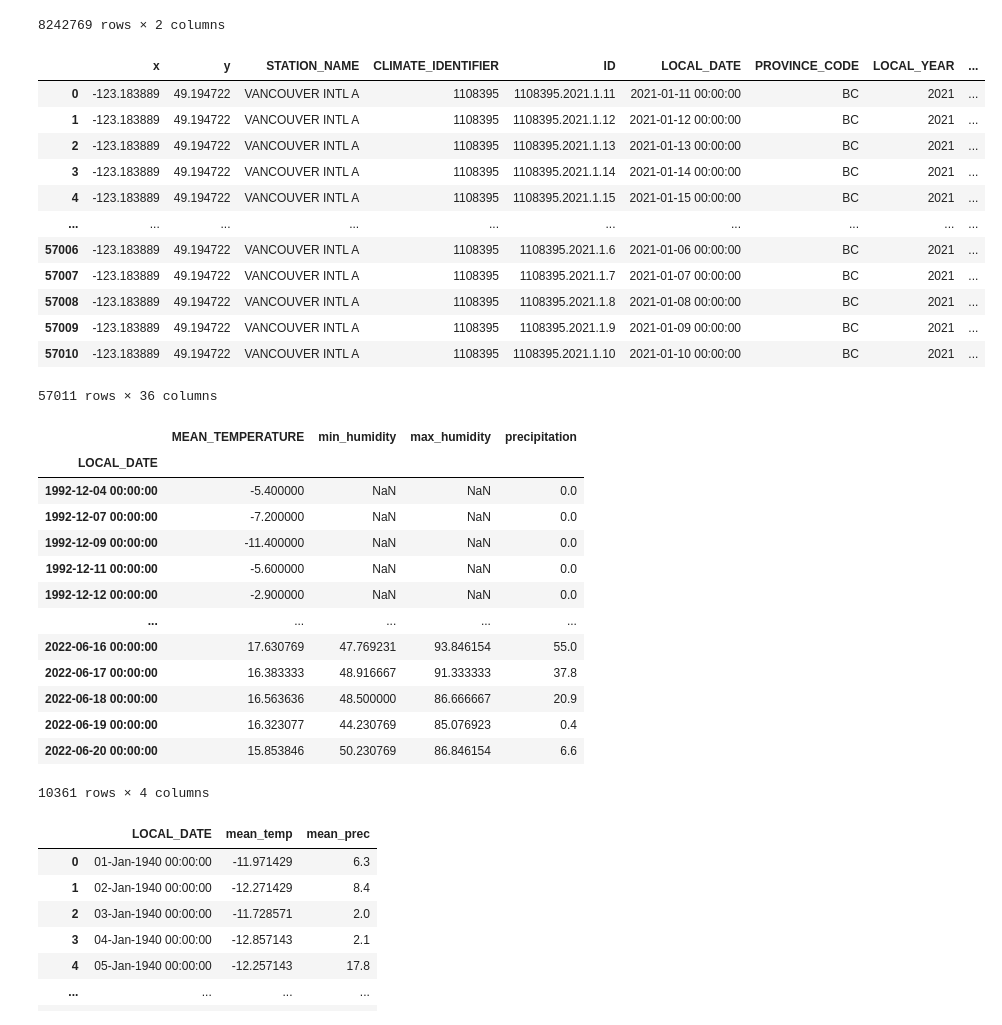
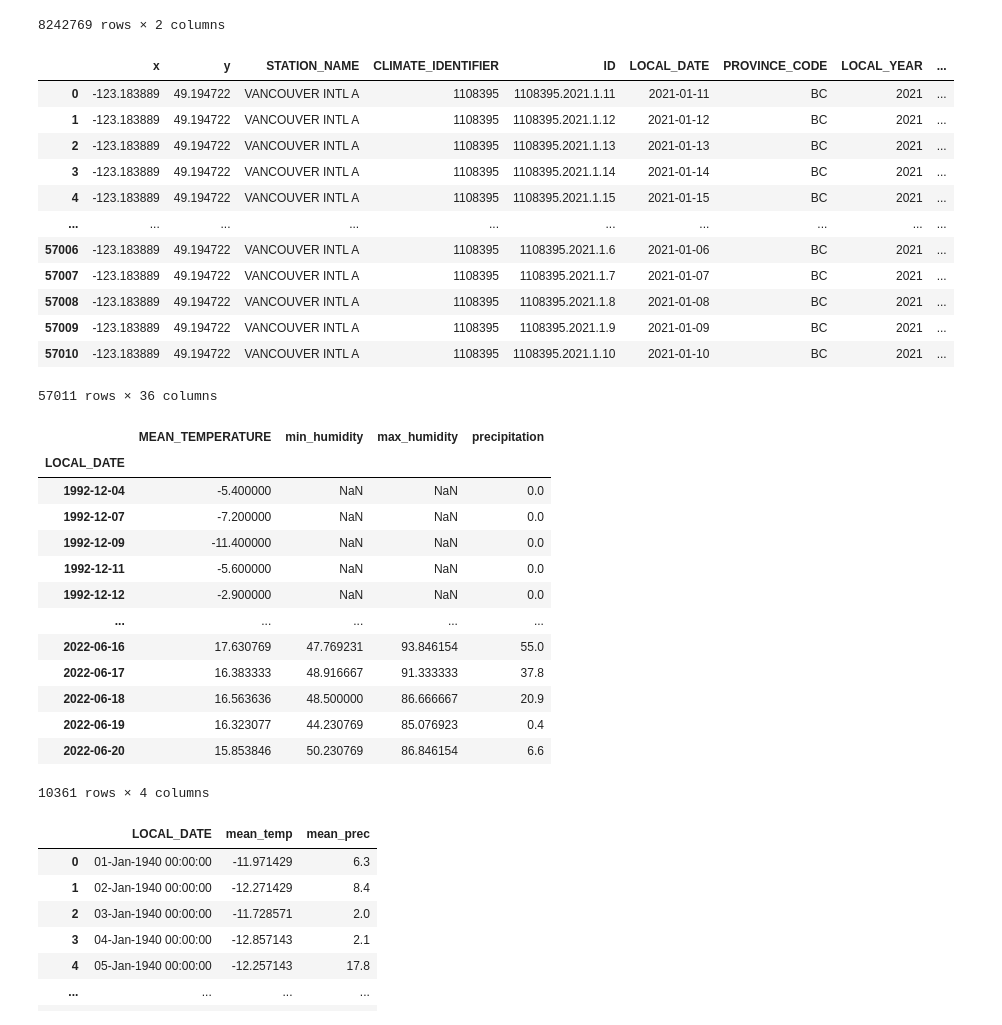
Before and after one commit to zy22159-tech/MasterDT, a Jupyter notebook: code_Merge_temAndPre.ipynb, the cells around one changed output. Saved outputs shown, nothing was run; the diff lists cells and outputs as text; code cells hidden in the pictures.

```diff
--- a/code_Merge_temAndPre.ipynb
+++ b/code_Merge_temAndPre.ipynb
@@ -66,26 +66,27 @@ SWE_merged=SWE_merged.groupby(SWE_merged['Date']).sum()
 # %%
 SWE_merged.to_csv('SWE_sum.csv')
 # %%
-p = Path("\Documents\Github\MasterDT\Data\canadian")
+p = Path("Data\canadian")
 filelist=list(p.glob("**/*.csv"))
 # %%
 df_from_each_file = (pd.read_csv(f, sep=',') for f in filelist)
 ca_merged   = pd.concat(df_from_each_file, ignore_index=True)
 # %%
+ca_merged['LOCAL_DATE'] =  pd.to_datetime(ca_merged['LOCAL_DATE'].astype("string"), format='%Y-%m-%d')
 ca_merged
 # %% [output]
 |  | x | y | STATION_NAME | CLIMATE_IDENTIFIER | ID | LOCAL_DATE | PROVINCE_CODE | LOCAL_YEAR | ... |
-| 0 | -123.183889 | 49.194722 | VANCOUVER INTL A | 1108395 | 1108395.2021.1.11 | 2021-01-11 00:00:00 | BC | 2021 | ... |
-| 1 | -123.183889 | 49.194722 | VANCOUVER INTL A | 1108395 | 1108395.2021.1.12 | 2021-01-12 00:00:00 | BC | 2021 | ... |
-| 2 | -123.183889 | 49.194722 | VANCOUVER INTL A | 1108395 | 1108395.2021.1.13 | 2021-01-13 00:00:00 | BC | 2021 | ... |
-| 3 | -123.183889 | 49.194722 | VANCOUVER INTL A | 1108395 | 1108395.2021.1.14 | 2021-01-14 00:00:00 | BC | 2021 | ... |
-| 4 | -123.183889 | 49.194722 | VANCOUVER INTL A | 1108395 | 1108395.2021.1.15 | 2021-01-15 00:00:00 | BC | 2021 | ... |
+| 0 | -123.183889 | 49.194722 | VANCOUVER INTL A | 1108395 | 1108395.2021.1.11 | 2021-01-11 | BC | 2021 | ... |
+| 1 | -123.183889 | 49.194722 | VANCOUVER INTL A | 1108395 | 1108395.2021.1.12 | 2021-01-12 | BC | 2021 | ... |
+| 2 | -123.183889 | 49.194722 | VANCOUVER INTL A | 1108395 | 1108395.2021.1.13 | 2021-01-13 | BC | 2021 | ... |
+| 3 | -123.183889 | 49.194722 | VANCOUVER INTL A | 1108395 | 1108395.2021.1.14 | 2021-01-14 | BC | 2021 | ... |
+| 4 | -123.183889 | 49.194722 | VANCOUVER INTL A | 1108395 | 1108395.2021.1.15 | 2021-01-15 | BC | 2021 | ... |
 | ... | ... | ... | ... | ... | ... | ... | ... | ... | ... |
-| 57006 | -123.183889 | 49.194722 | VANCOUVER INTL A | 1108395 | 1108395.2021.1.6 | 2021-01-06 00:00:00 | BC | 2021 | ... |
-| 57007 | -123.183889 | 49.194722 | VANCOUVER INTL A | 1108395 | 1108395.2021.1.7 | 2021-01-07 00:00:00 | BC | 2021 | ... |
-| 57008 | -123.183889 | 49.194722 | VANCOUVER INTL A | 1108395 | 1108395.2021.1.8 | 2021-01-08 00:00:00 | BC | 2021 | ... |
-| 57009 | -123.183889 | 49.194722 | VANCOUVER INTL A | 1108395 | 1108395.2021.1.9 | 2021-01-09 00:00:00 | BC | 2021 | ... |
-| 57010 | -123.183889 | 49.194722 | VANCOUVER INTL A | 1108395 | 1108395.2021.1.10 | 2021-01-10 00:00:00 | BC | 2021 | ... |
+| 57006 | -123.183889 | 49.194722 | VANCOUVER INTL A | 1108395 | 1108395.2021.1.6 | 2021-01-06 | BC | 2021 | ... |
+| 57007 | -123.183889 | 49.194722 | VANCOUVER INTL A | 1108395 | 1108395.2021.1.7 | 2021-01-07 | BC | 2021 | ... |
+| 57008 | -123.183889 | 49.194722 | VANCOUVER INTL A | 1108395 | 1108395.2021.1.8 | 2021-01-08 | BC | 2021 | ... |
+| 57009 | -123.183889 | 49.194722 | VANCOUVER INTL A | 1108395 | 1108395.2021.1.9 | 2021-01-09 | BC | 2021 | ... |
+| 57010 | -123.183889 | 49.194722 | VANCOUVER INTL A | 1108395 | 1108395.2021.1.10 | 2021-01-10 | BC | 2021 | ... |
 57011 rows × 36 columns
 # %%
 ca_new=pd.DataFrame()
@@ -98,17 +99,17 @@ ca_new
 # %% [output]
 |  | MEAN_TEMPERATURE | min_humidity | max_humidity | precipitation |
 | LOCAL_DATE |  |  |  |  |
-| 1992-12-04 00:00:00 | -5.400000 | NaN | NaN | 0.0 |
-| 1992-12-07 00:00:00 | -7.200000 | NaN | NaN | 0.0 |
-| 1992-12-09 00:00:00 | -11.400000 | NaN | NaN | 0.0 |
-| 1992-12-11 00:00:00 | -5.600000 | NaN | NaN | 0.0 |
-| 1992-12-12 00:00:00 | -2.900000 | NaN | NaN | 0.0 |
+| 1992-12-04 | -5.400000 | NaN | NaN | 0.0 |
+| 1992-12-07 | -7.200000 | NaN | NaN | 0.0 |
+| 1992-12-09 | -11.400000 | NaN | NaN | 0.0 |
+| 1992-12-11 | -5.600000 | NaN | NaN | 0.0 |
+| 1992-12-12 | -2.900000 | NaN | NaN | 0.0 |
 | ... | ... | ... | ... | ... |
-| 2022-06-16 00:00:00 | 17.630769 | 47.769231 | 93.846154 | 55.0 |
-| 2022-06-17 00:00:00 | 16.383333 | 48.916667 | 91.333333 | 37.8 |
-| 2022-06-18 00:00:00 | 16.563636 | 48.500000 | 86.666667 | 20.9 |
-| 2022-06-19 00:00:00 | 16.323077 | 44.230769 | 85.076923 | 0.4 |
-| 2022-06-20 00:00:00 | 15.853846 | 50.230769 | 86.846154 | 6.6 |
+| 2022-06-16 | 17.630769 | 47.769231 | 93.846154 | 55.0 |
+| 2022-06-17 | 16.383333 | 48.916667 | 91.333333 | 37.8 |
+| 2022-06-18 | 16.563636 | 48.500000 | 86.666667 | 20.9 |
+| 2022-06-19 | 16.323077 | 44.230769 | 85.076923 | 0.4 |
+| 2022-06-20 | 15.853846 | 50.230769 | 86.846154 | 6.6 |
 10361 rows × 4 columns
 # %%
 #ca_merged=ca_merged.drop(columns=['x','y','LOCAL_YEAR','LOCAL_MONTH','LOCAL_DAY','TOTAL_RAIN','TOTAL_SNOW','SNOW_ON_GROUND','DIRECTION_MAX_GUST','SPEED_MAX_GUST','COOLING_DEGREE_DAYS','HEATING_DEGREE_DAYS','MIN_REL_HUMIDITY','MAX_REL_HUMIDITY'])
```
Also changed, not shown: parts of 14 cells of this notebook, 7 other files.
